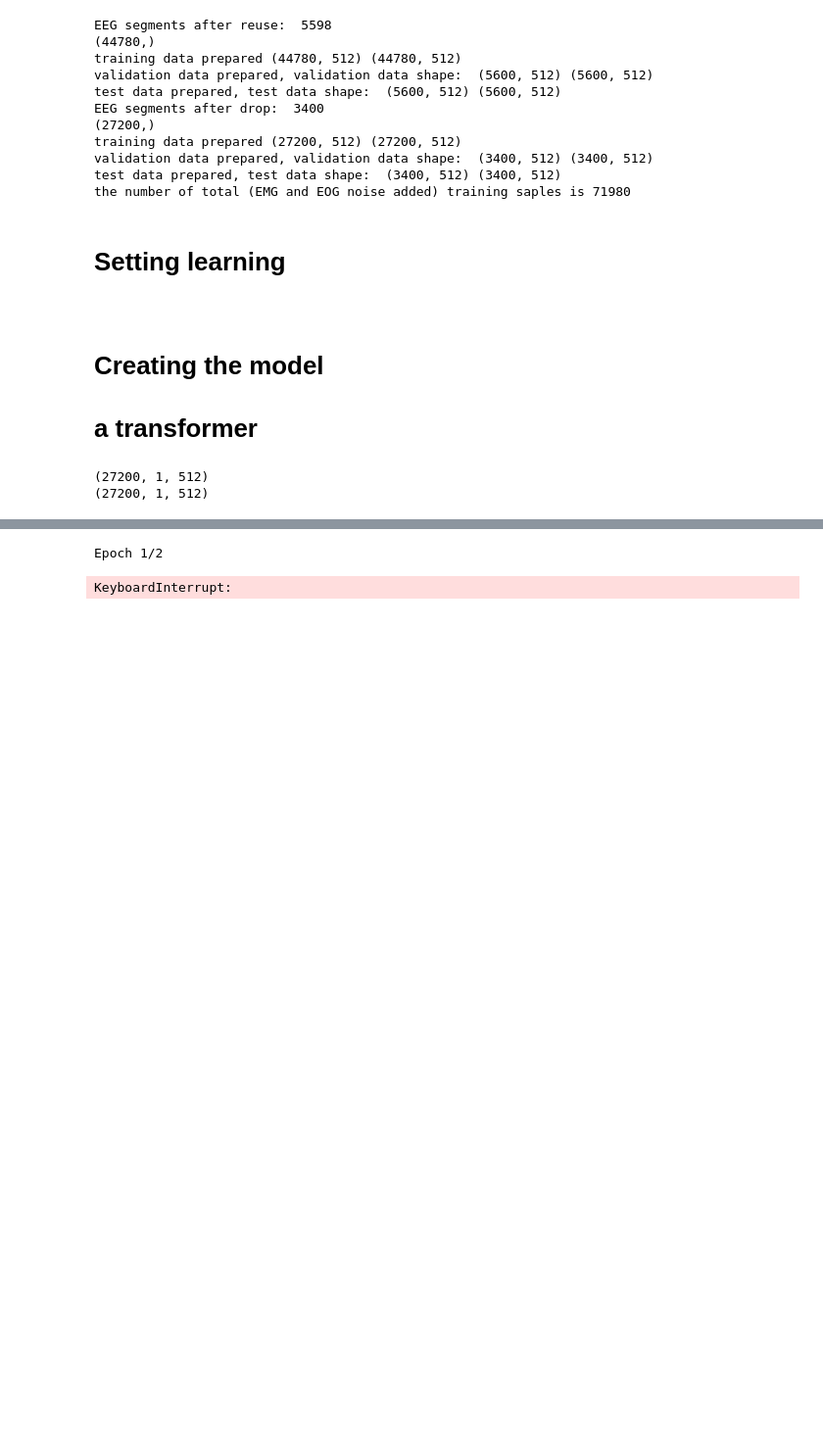
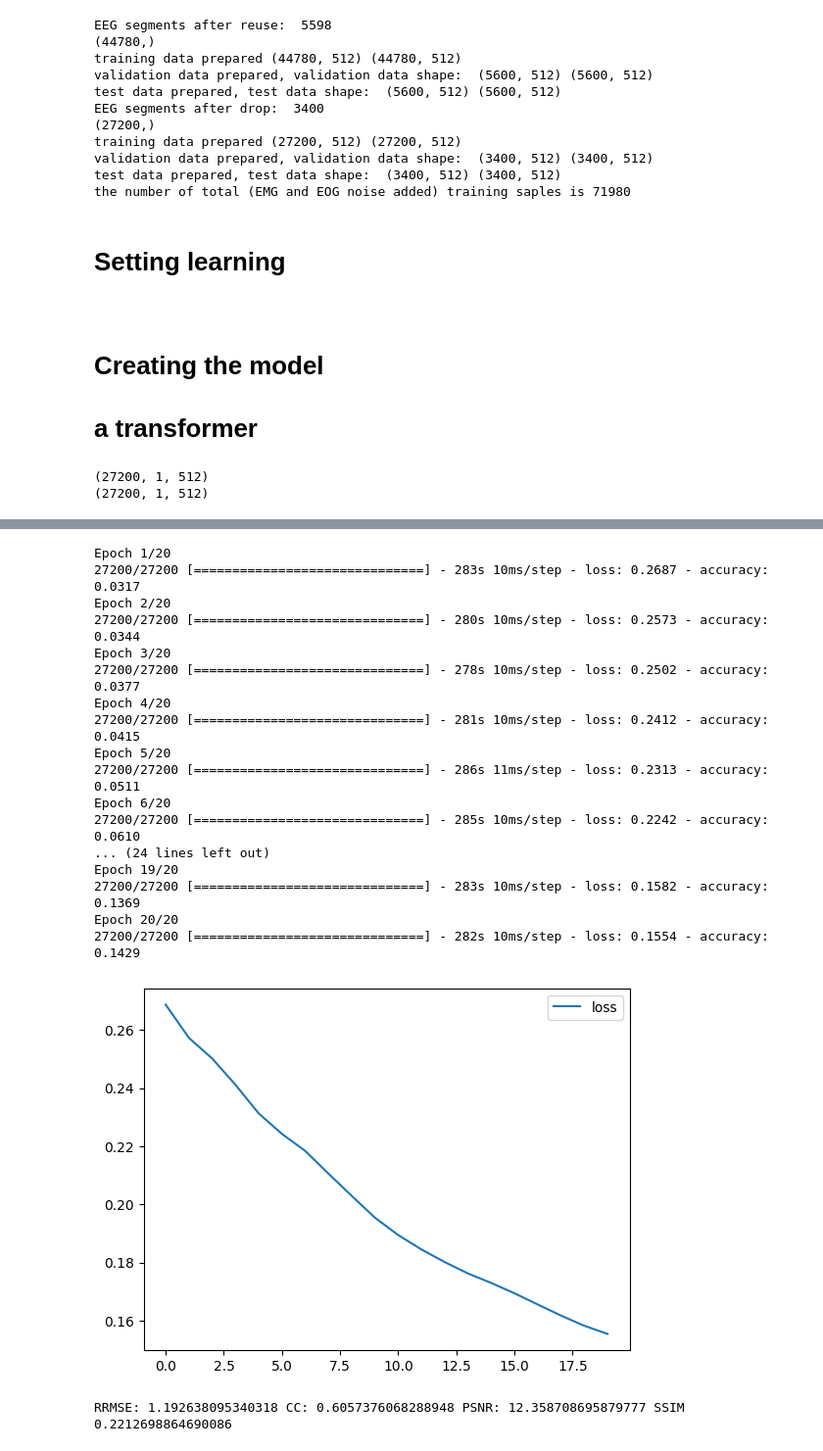
Before and after one commit to MartinaDoku2001/Thesis, a Jupyter notebook: proposed_model.ipynb, the cells around one changed output, grey strips where cells are left out. Shown: that part at 98% size. Drawn from its saved outputs; the diff is of its cells as text; code cells hidden in the pictures; blank space fills up the shorter version.

Commit message:
trained a model

```diff
--- a/proposed_model.ipynb
+++ b/proposed_model.ipynb
@@ -23,7 +23,7 @@ from tensorflow import keras
 from tensorflow.keras import layers
 # %%
 #data path
-data_path = '.\data'
+data_path = '/content/drive/MyDrive/Thesis/data'
 # %%
 #LOADING DATA
 
@@ -585,23 +619,31 @@ def train_transformer(model, inp, targ, optimizer,epochs):
 # %%
 #calling the train_transformer function
 #create input and target
 input = np.reshape(train_dataset_EOG[0],(len(train_dataset_EOG[0]),1,512))
 target = np.reshape(train_dataset_EOG[1],(len(train_dataset_EOG[1]),1,512))
 #model=train_transformer(transformer, input, target, optimizer, 2)
 transformer.compile(optimizer=optimizer, loss=loss_function, metrics=['accuracy'])
-model=transformer.fit((input, input), target, epochs=2, batch_size=1, verbose=1)
+model=transformer.fit((input, input), target, epochs=20, batch_size=1, verbose=1)
 #plot the loss
 plt.plot(model.history['loss'], label='loss')
 plt.legend()
 plt.show()
-
-#plot the result of a prediction
-pred=model((input, input), training=False)
-plt.plot(input[0][0], color='green', label='input')
-plt.plot(pred[0][0], color='red', label='prediction')
-plt.plot(target[0][0], color='blue', label='target')
-
-plt.show()
 # %% [output]
-Epoch 1/2
+Epoch 1/20
+27200/27200 [==============================] - 283s 10ms/step - loss: 0.2687 - accuracy: 0.0317
+Epoch 2/20
+27200/27200 [==============================] - 280s 10ms/step - loss: 0.2573 - accuracy: 0.0344
+Epoch 3/20
+27200/27200 [==============================] - 278s 10ms/step - loss: 0.2502 - accuracy: 0.0377
+Epoch 4/20
+27200/27200 [==============================] - 281s 10ms/step - loss: 0.2412 - accuracy: 0.0415
+Epoch 5/20
+27200/27200 [==============================] - 286s 11ms/step - loss: 0.2313 - accuracy: 0.0511
+Epoch 6/20
+27200/27200 [==============================] - 285s 10ms/step - loss: 0.2242 - accuracy: 0.0610
+... (24 lines left out)
+Epoch 19/20
+27200/27200 [==============================] - 283s 10ms/step - loss: 0.1582 - accuracy: 0.1369
+Epoch 20/20
+27200/27200 [==============================] - 282s 10ms/step - loss: 0.1554 - accuracy: 0.1429
-KeyboardInterrupt:
+[figure, added]
@@ -607,0 +684,11 @@ KeyboardInterrupt:
+# %%
+#predict the test dataset
+test_dataset_EOG[0]=np.reshape(test_dataset_EOG[0],(len(test_dataset_EOG[0]),1,512))
+pred=transformer((test_dataset_EOG[0], test_dataset_EOG[0]), training=False)
+#calculate the metrics
+pred=np.reshape(pred,(len(pred),512))
+test_dataset_EOG[1]=np.reshape(test_dataset_EOG[1],(len(test_dataset_EOG[1]),512))
+RRMSE, CC, PSNR, SSIM=metrics_results(pred, test_dataset_EOG[1])
+print('RRMSE:',RRMSE,'CC:',CC,'PSNR:',PSNR,'SSIM',SSIM)
+# %% [output]
+RRMSE: 1.192638095340318 CC: 0.6057376068288948 PSNR: 12.358708695879777 SSIM 0.2212698864690086
```
Also changed, not shown: parts of 5 cells of this notebook.
